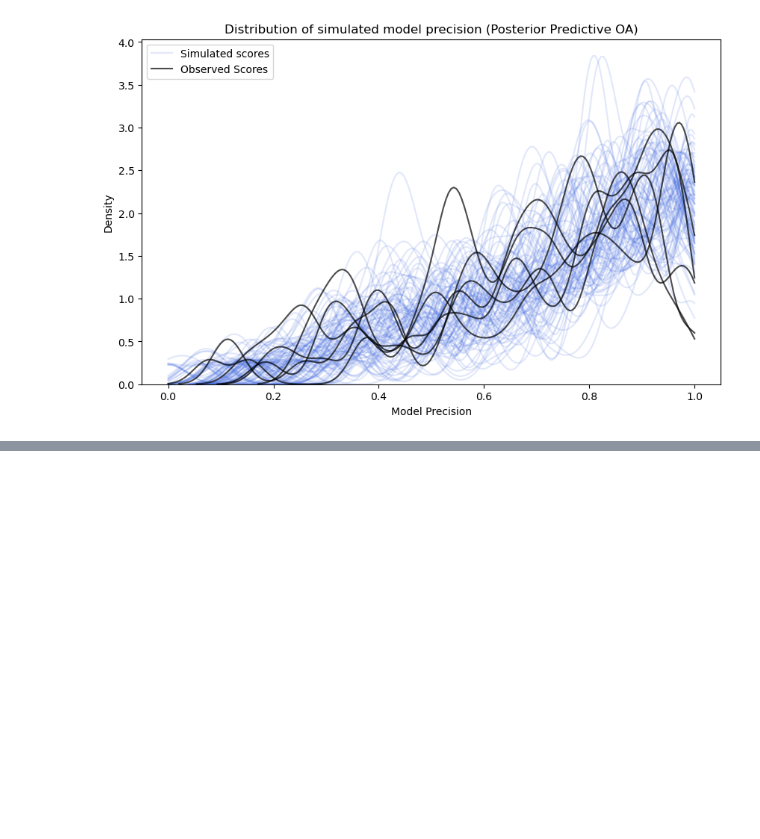
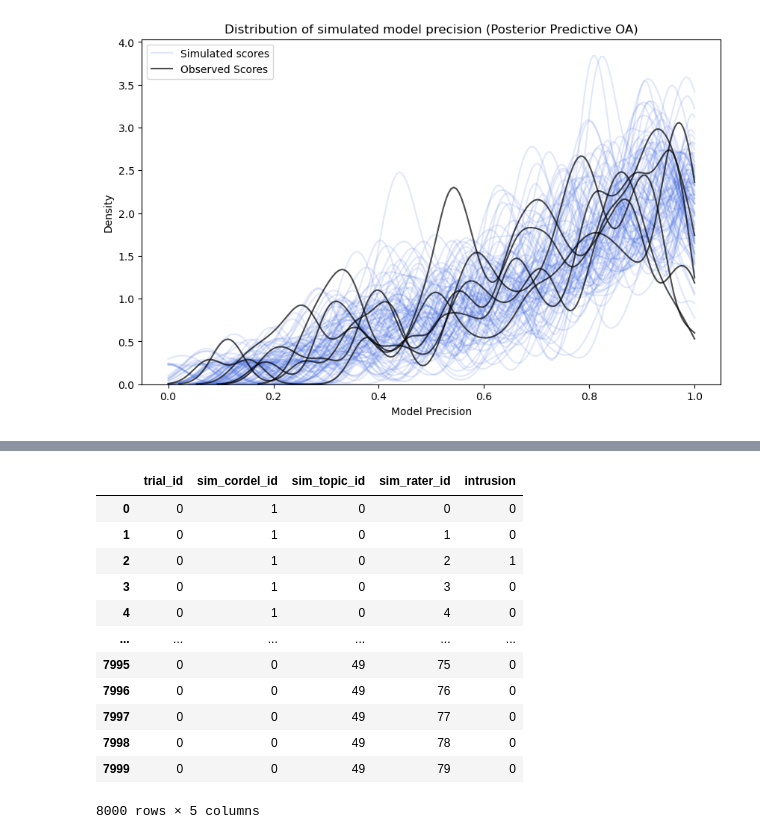
Before and after one commit to imrogerjiang/bayesian-inference-topic-measures, a Jupyter notebook: 6 Power Simulation Comparison.ipynb, the cells around one changed output, grey strips where cells are left out. Cells and saved outputs as stored; diff of their text form; code cells hidden in the pictures; blank space fills up the shorter version.

```diff
--- a/6 Power Simulation Comparison.ipynb
+++ b/6 Power Simulation Comparison.ipynb
@@ -389,0 +750,17 @@ plt.show()
+# %%
+sim_scores = pd.read_csv("/home/roger/code/bayesian-inference-topic-measures/data/hoyle_gen_model_040/score_0.csv")
+sim_scores
+# %% [output]
+|  | trial_id | sim_cordel_id | sim_topic_id | sim_rater_id | intrusion |
+| 0 | 0 | 1 | 0 | 0 | 0 |
+| 1 | 0 | 1 | 0 | 1 | 0 |
+| 2 | 0 | 1 | 0 | 2 | 1 |
+| 3 | 0 | 1 | 0 | 3 | 0 |
+| 4 | 0 | 1 | 0 | 4 | 0 |
+| ... | ... | ... | ... | ... | ... |
+| 7995 | 0 | 0 | 49 | 75 | 0 |
+| 7996 | 0 | 0 | 49 | 76 | 0 |
+| 7997 | 0 | 0 | 49 | 77 | 0 |
+| 7998 | 0 | 0 | 49 | 78 | 0 |
+| 7999 | 0 | 0 | 49 | 79 | 0 |
+8000 rows × 5 columns
```
Also changed, not shown: parts of 19 cells of this notebook, 41 other files.
